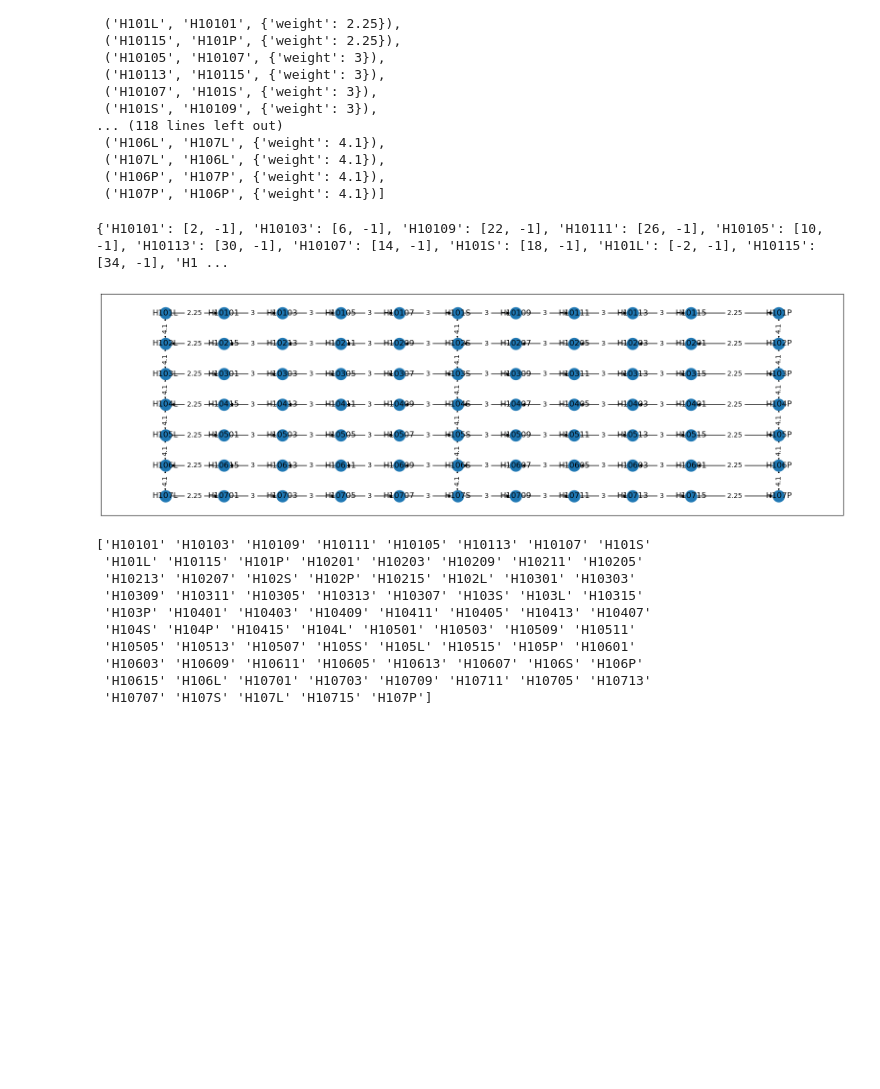
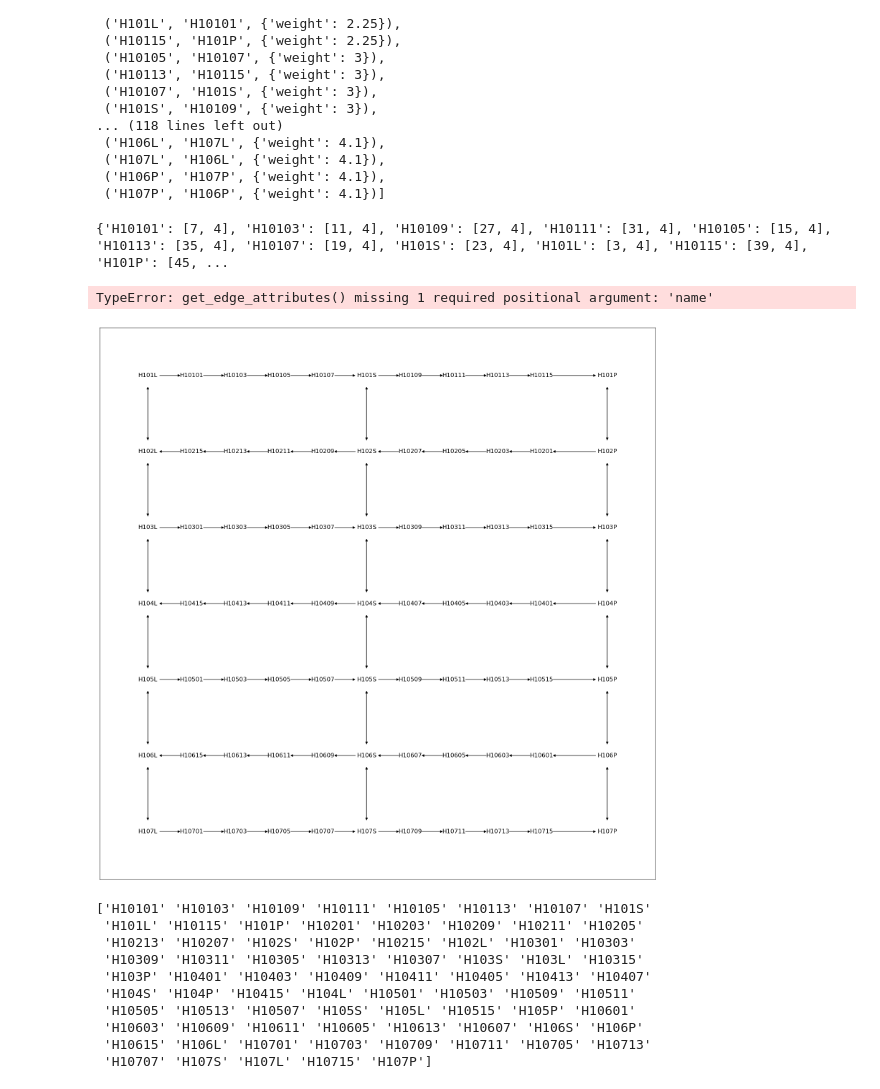
Before and after one commit to pawel-tumialis/Warehouse_Turtles, a Jupyter notebook: warehouse_Best.ipynb, the cells around one changed output. Drawn from its saved outputs; the diff is of its cells as text; code cells hidden in the pictures; blank space fills up the shorter version.

```diff
--- a/warehouse_Best.ipynb
+++ b/warehouse_Best.ipynb
@@ -119,20 +113,21 @@ def draw_nodes(G):
     return pos
 # %%
-pos=draw_nodes(general)
+pos=draw_nodes(general,5,5)
 print(pos)
 # %% [output]
-{'H10101': [2, -1], 'H10103': [6, -1], 'H10109': [22, -1], 'H10111': [26, -1], 'H10105': [10, -1], 'H10113': [30, -1], 'H10107': [14, -1], 'H101S': [18, -1], 'H101L': [-2, -1], 'H10115': [34, -1], 'H1 ...
+{'H10101': [7, 4], 'H10103': [11, 4], 'H10109': [27, 4], 'H10111': [31, 4], 'H10105': [15, 4], 'H10113': [35, 4], 'H10107': [19, 4], 'H101S': [23, 4], 'H101L': [3, 4], 'H10115': [39, 4], 'H101P': [45, ...
 # %%
 general.add_edges_from(edges)
 import matplotlib.pyplot as plt
 pos=pos
-plt.figure(figsize=(20, 6))
-nx.draw_networkx(general,pos)
-labels = nx.get_edge_attributes(general,'weight')
+plt.figure(figsize=(20, 20))
+nx.draw_networkx(general,pos,node_size=2000,font_size=12,node_color="white")
+labels = nx.get_edge_attributes(general)
 nx.draw_networkx_edge_labels(general,pos,edge_labels=labels)
 plt.savefig("kokos.png")
 # %% [output]
+TypeError: get_edge_attributes() missing 1 required positional argument: 'name'
-[figure, old version]
+[figure, new version]
 # %%
 import numpy as np
 nodes=np.array(general.nodes())
```
Also changed, not shown: parts of 8 cells of this notebook.
